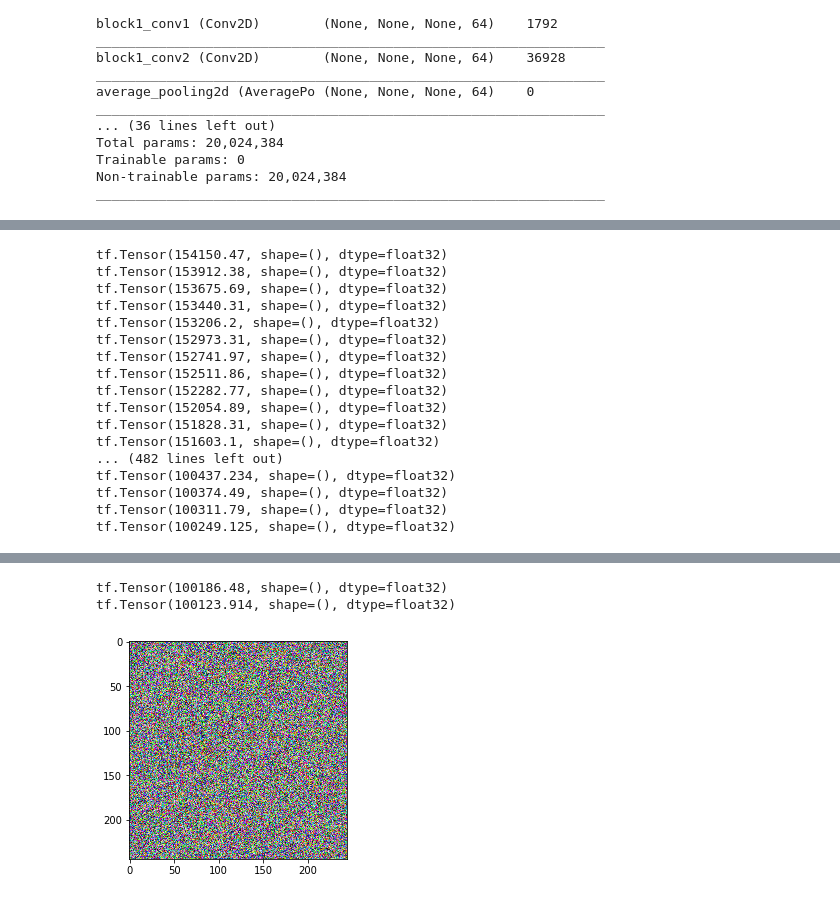
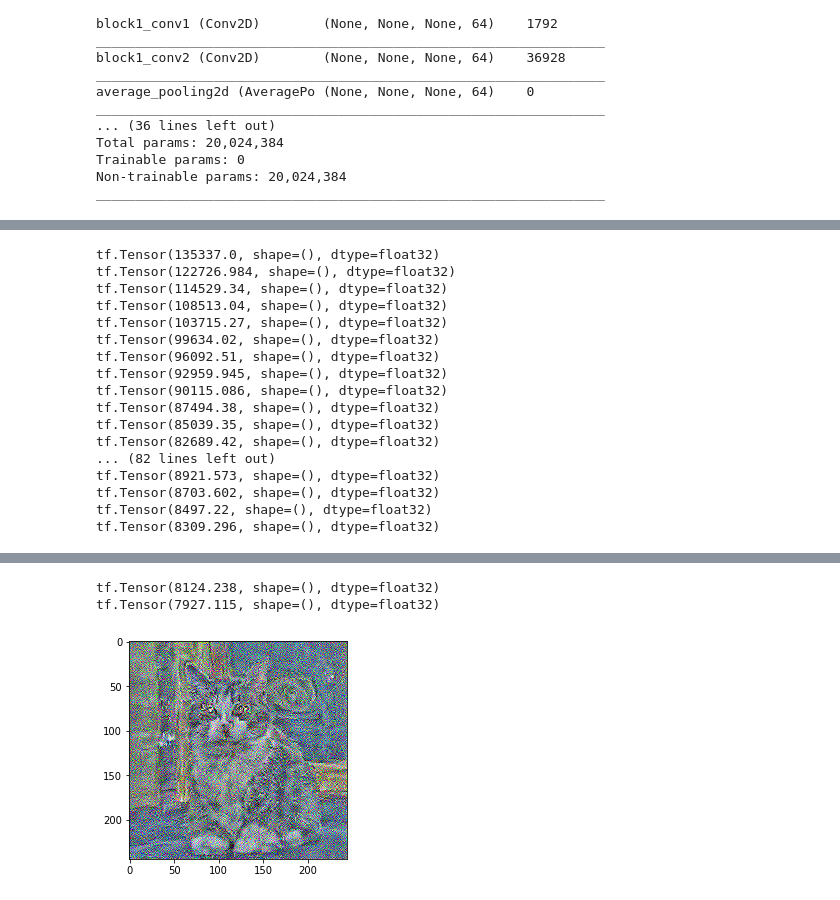
Before and after one commit to eeervin/deep_learning, a Jupyter notebook: VGG19deepstyle.ipynb, the cells around one changed output, grey strips where cells are left out. Cells and saved outputs as stored; diff of their text form; code cells hidden in the pictures.

```diff
--- a/VGG19deepstyle.ipynb
+++ b/VGG19deepstyle.ipynb
@@ -66,32 +46,26 @@ _________________________________________________________________
 outputs = [x.output for x in VGG.layers]
 interVGG=tf.keras.Model([VGG.input], outputs)
 # %%
+#Loading image
 im=Image.open('./deepstyle/macsek.jpg')
 im=np.array(im.resize((244,244))).astype(np.float32).reshape(1,244,244,3)
 preprocessed_input = tf.keras.applications.vgg19.preprocess_input(im)
 pred=interVGG.predict(im)
-'''
-plt.figure(figsize=(30,30))
-for i in range(64):
-    plt.subplot(8,8,i+1)
-    plt.imshow(pred[1][:,:,:,i].reshape((244,244)))
-plt.show()
-'''
 
 layernum=14
 targetact=pred[layernum].copy()
 whiteim=np.random.rand(1,244,244,3).astype(np.float32)
 img=tf.Variable(whiteim)
 # %%
+#Content reconstruction
 def clip_0_1(image):
     return tf.clip_by_value(image, clip_value_min=0.0, clip_value_max=1.0)
 
 def contentloss(x, y):
     return tf.reduce_mean((x-y)**2)
-    #return tf.divide(tf.reduce_sum(tf.square(tf.subtract(x,y))),2)
 
 
-optimizer=tf.optimizers.Adam(0.0001)
+optimizer=tf.optimizers.Adam(0.01)
 def contentopt(img,targetact,layernum):
     with tf.GradientTape() as g:
         preprocessed_input = tf.keras.applications.vgg19.preprocess_input(img*255.0)
@@ -100,33 +74,32 @@ def contentopt(img,targetact,layernum):
         loss=contentloss(whiteact,targetact)
 
 
-    #trainablevar=img
     gradients = g.gradient(loss,img)
-    #print(gradients)
     print(loss)
     optimizer.apply_gradients([(gradients, img)])
     return img
 # %%
-for i in range(500):
+#Run reconstruction from layer 14
+for i in range(100):
     cucc=contentopt(img,targetact,layernum)
 
 plt.imshow(img.numpy().reshape(244,244,3)[:,:,::-1])
 plt.show()
 # %% [output]
-tf.Tensor(154150.47, shape=(), dtype=float32)
-tf.Tensor(153912.38, shape=(), dtype=float32)
-tf.Tensor(153675.69, shape=(), dtype=float32)
-tf.Tensor(153440.31, shape=(), dtype=float32)
-tf.Tensor(153206.2, shape=(), dtype=float32)
-tf.Tensor(152973.31, shape=(), dtype=float32)
-tf.Tensor(152741.97, shape=(), dtype=float32)
-tf.Tensor(152511.86, shape=(), dtype=float32)
-tf.Tensor(152282.77, shape=(), dtype=float32)
-tf.Tensor(152054.89, shape=(), dtype=float32)
-tf.Tensor(151828.31, shape=(), dtype=float32)
-tf.Tensor(151603.1, shape=(), dtype=float32)
-... (482 lines left out)
-tf.Tensor(100437.234, shape=(), dtype=float32)
-tf.Tensor(100374.49, shape=(), dtype=float32)
-tf.Tensor(100311.79, shape=(), dtype=float32)
-tf.Tensor(100249.125, shape=(), dtype=float32)
+tf.Tensor(135337.0, shape=(), dtype=float32)
+tf.Tensor(122726.984, shape=(), dtype=float32)
+tf.Tensor(114529.34, shape=(), dtype=float32)
+tf.Tensor(108513.04, shape=(), dtype=float32)
+tf.Tensor(103715.27, shape=(), dtype=float32)
+tf.Tensor(99634.02, shape=(), dtype=float32)
+tf.Tensor(96092.51, shape=(), dtype=float32)
+tf.Tensor(92959.945, shape=(), dtype=float32)
+tf.Tensor(90115.086, shape=(), dtype=float32)
+tf.Tensor(87494.38, shape=(), dtype=float32)
+tf.Tensor(85039.35, shape=(), dtype=float32)
+tf.Tensor(82689.42, shape=(), dtype=float32)
+... (82 lines left out)
+tf.Tensor(8921.573, shape=(), dtype=float32)
+tf.Tensor(8703.602, shape=(), dtype=float32)
+tf.Tensor(8497.22, shape=(), dtype=float32)
+tf.Tensor(8309.296, shape=(), dtype=float32)
@@ -135,4 +107,4 @@ W1006 22:45:56.563898 43456 image.py:700] Clipping input data to the valid range
-tf.Tensor(100186.48, shape=(), dtype=float32)
-tf.Tensor(100123.914, shape=(), dtype=float32)
+tf.Tensor(8124.238, shape=(), dtype=float32)
+tf.Tensor(7927.115, shape=(), dtype=float32)
-[figure, old version]
+[figure, new version]
 # %%
```
Also changed, not shown: parts of 12 cells of this notebook, 1 other file.
